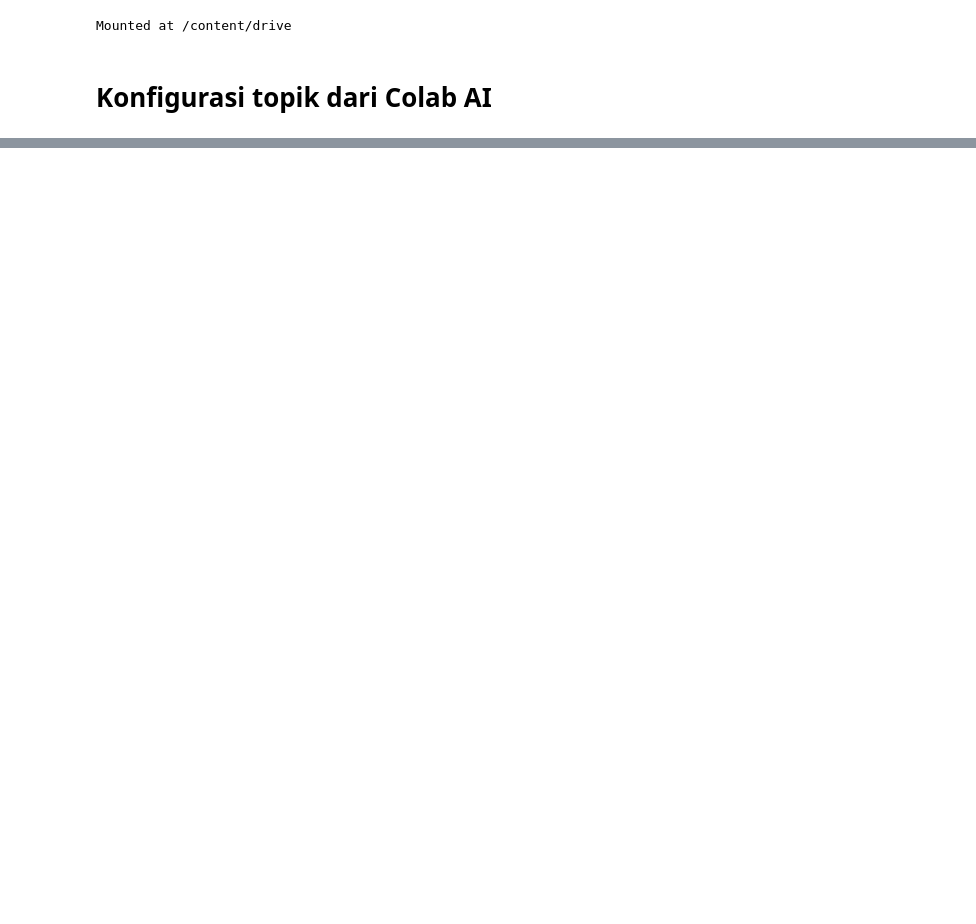
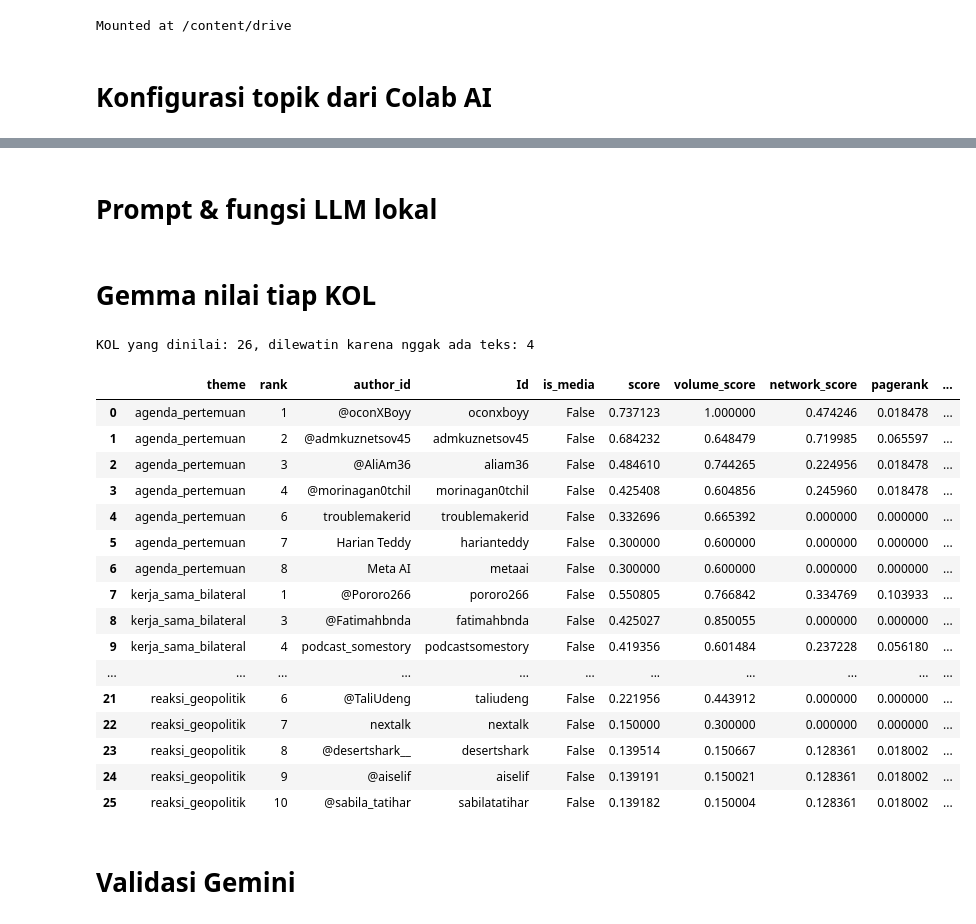
Before and after one commit to aldo02032004/naufaldo.github.io, a Jupyter notebook: kol_network_stance.ipynb, the cells around one changed output, grey strips where cells are left out. Cells and saved outputs as stored; diff of their text form; code cells hidden in the pictures; blank space fills up the shorter version.

```diff
--- a/kol_network_stance.ipynb
+++ b/kol_network_stance.ipynb
@@ -98,8 +60,8 @@ Model Colab AI   : ['google/gemini-2.5-flash', 'google/gemini-2.5-flash-lite', '
 # %% [markdown]
 # Colab AI
 # %%
-AI_MODEL = "google/gemini-2.5-flash"   # pilih dari ai.list_models()
-SLEEP_BETWEEN_CALLS = 4
+AI_MODEL = "google/gemini-2.5-flash"   # milih model AI, subject to availability
+SLEEP_BETWEEN_CALLS = 4                # jeda antar request biar nggak kena limit
 api_call_count = 0
 
 
@@ -109,15 +71,15 @@ def is_quota_error(e):
 
 
 def parse_json_text(text):
-    """JSON pertama di jawaban model (Colab AI tidak punya mode JSON)."""
+    # ngambil JSON pertama dari jawaban gemini
     starts = [i for i in (text.find("["), text.find("{")) if i >= 0]
     if not starts:
-        raise ValueError("tidak ada JSON di jawaban model")
+        raise ValueError("jawaban model nggak ada JSON-nya")
     return json.JSONDecoder().raw_decode(text[min(starts):])[0]
 
 
 def ask_json(prompt, parse=lambda x: x, retry=4):
-    """Colab AI -> JSON -> parse(). Kuota habis langsung di-raise; None kalau semua retry gagal."""
+    # kirim prompt ke gemini, balikin JSON. kuota habis langsung stop.
     global api_call_count
     for attempt in range(retry):
         try:
@@ -127,14 +89,14 @@ def ask_json(prompt, parse=lambda x: x, retry=4):
             if is_quota_error(e):
                 raise
             wait = (20 if "503" in str(e) or "UNAVAILABLE" in str(e) else 5) * (attempt + 1)
-            print(f"[WARN] AI gagal ({attempt + 1}/{retry}): {e} -> tunggu {wait}s")
+            print(f"AI gagal ({attempt + 1}/{retry}): {e}, coba lagi {wait} detik")
             time.sleep(wait)
     return None
 
 
 def order_by_index(parsed, n):
-    """List objek ber-field 'index' (1..n) -> list urut. Error kalau ada index yang hilang."""
+    # urutin hasil sesuai field index 1..n, error kalau ada yang ilang
     by_idx = {int(it["index"]): it for it in parsed if isinstance(it, dict) and "index" in it}
     if set(by_idx) != set(range(1, n + 1)):
-        raise ValueError(f"Index hasil tidak lengkap: dapat {sorted(by_idx)}, harus 1..{n}")
+        raise ValueError(f"index dari AI nggak lengkap: dapet {sorted(by_idx)}, harusnya 1..{n}")
     return [by_idx[i] for i in range(1, n + 1)]
@@ -1354,0 +915,2 @@ display(df_theme_summary)
+# %% [markdown]
+# Prompt & fungsi LLM lokal
@@ -1354,0 +996,53 @@ display(df_theme_summary)
+# %% [markdown]
+# Gemma nilai tiap KOL
+# %%
+LLM_TEST_N = None   # isi angka buat nyoba beberapa KOL dulu, None = semua KOL
+
+kol_texts = {}   # post yang dibaca LLM per KOL, dipake lagi di Step 6C
+records = []
+todo = df_top_authors if LLM_TEST_N is None else df_top_authors.head(LLM_TEST_N)
+for _, row in tqdm(todo.iterrows(), total=len(todo), desc="Sentimen + stance + summary (LLM lokal)"):
+    posts = kol_posts(row["Id"], row["theme"])
+    if not posts:   # KOL yang cuma muncul di jaringan, nggak punya teks
+        continue
+    kol_texts[(row["Id"], row["theme"])] = posts
+    try:
+        out = judge_kol(row, posts)
+    except Exception as e:
+        print(f"Error di {row['author_id']} ({row['theme']}): {type(e).__name__}: {e}")
+        out = {"relevan": None, "summary": "", "sentiment": UNCLASSIFIED, "stance": UNCLASSIFIED,
+               "alasan": f"error LLM: {type(e).__name__}"}
+    records.append({**row[["theme", "rank", "author_id", "Id", "is_media", "score", "volume_score",
+                           "network_score", "pagerank", "eigenvector"]].to_dict(), "jumlah_teks": len(posts), **out})
+
+df_kol = pd.DataFrame(records)
+print(f"KOL yang dinilai: {len(df_kol)}, dilewatin karena nggak ada teks: {len(todo) - len(df_kol)}")
+off_topic = df_kol["relevan"].eq(False)
+if off_topic.any():
+    print(f"{off_topic.sum()} KOL ternyata nggak bahas topik (salah tema di Step 4): "
+          f"{', '.join(df_kol.loc[off_topic, 'author_id'].astype(str))}")
+    print("KOL ini nggak dihitung di rekap & ringkasan tema")
+if LLM_TEST_N is not None:
+    print(f"Baru nyoba {len(df_kol)} KOL. Kalau udah oke, set LLM_TEST_N = None terus jalanin ulang")
+display(df_kol)
+# %% [output]
+KOL yang dinilai: 26, dilewatin karena nggak ada teks: 4
+|  | theme | rank | author_id | Id | is_media | score | volume_score | network_score | pagerank | ... |
+| 0 | agenda_pertemuan | 1 | @oconXBoyy | oconxboyy | False | 0.737123 | 1.000000 | 0.474246 | 0.018478 | ... |
+| 1 | agenda_pertemuan | 2 | @admkuznetsov45 | admkuznetsov45 | False | 0.684232 | 0.648479 | 0.719985 | 0.065597 | ... |
+| 2 | agenda_pertemuan | 3 | @AliAm36 | aliam36 | False | 0.484610 | 0.744265 | 0.224956 | 0.018478 | ... |
+| 3 | agenda_pertemuan | 4 | @morinagan0tchil | morinagan0tchil | False | 0.425408 | 0.604856 | 0.245960 | 0.018478 | ... |
+| 4 | agenda_pertemuan | 6 | troublemakerid | troublemakerid | False | 0.332696 | 0.665392 | 0.000000 | 0.000000 | ... |
+| 5 | agenda_pertemuan | 7 | Harian Teddy | harianteddy | False | 0.300000 | 0.600000 | 0.000000 | 0.000000 | ... |
+| 6 | agenda_pertemuan | 8 | Meta AI | metaai | False | 0.300000 | 0.600000 | 0.000000 | 0.000000 | ... |
+| 7 | kerja_sama_bilateral | 1 | @Pororo266 | pororo266 | False | 0.550805 | 0.766842 | 0.334769 | 0.103933 | ... |
+| 8 | kerja_sama_bilateral | 3 | @Fatimahbnda | fatimahbnda | False | 0.425027 | 0.850055 | 0.000000 | 0.000000 | ... |
+| 9 | kerja_sama_bilateral | 4 | podcast_somestory | podcastsomestory | False | 0.419356 | 0.601484 | 0.237228 | 0.056180 | ... |
+| ... | ... | ... | ... | ... | ... | ... | ... | ... | ... | ... |
+| 21 | reaksi_geopolitik | 6 | @TaliUdeng | taliudeng | False | 0.221956 | 0.443912 | 0.000000 | 0.000000 | ... |
+| 22 | reaksi_geopolitik | 7 | nextalk | nextalk | False | 0.150000 | 0.300000 | 0.000000 | 0.000000 | ... |
+| 23 | reaksi_geopolitik | 8 | @desertshark__ | desertshark | False | 0.139514 | 0.150667 | 0.128361 | 0.018002 | ... |
+| 24 | reaksi_geopolitik | 9 | @aiselif | aiselif | False | 0.139191 | 0.150021 | 0.128361 | 0.018002 | ... |
+| 25 | reaksi_geopolitik | 10 | @sabila_tatihar | sabilatatihar | False | 0.139182 | 0.150004 | 0.128361 | 0.018002 | ... |
+# %% [markdown]
+# Validasi Gemini
```
Also changed, not shown: parts of 58 cells of this notebook.
